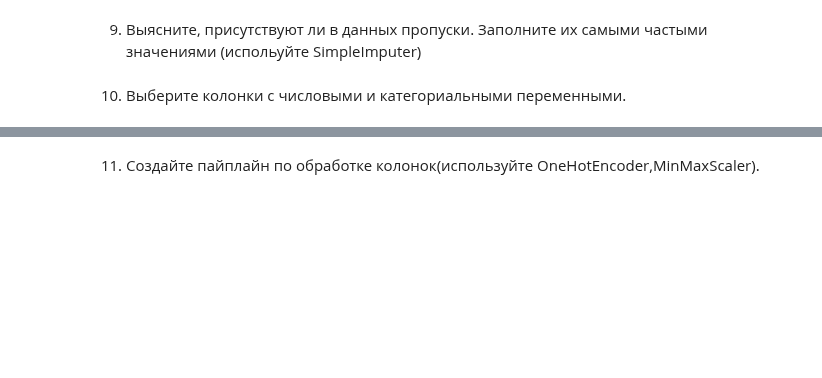
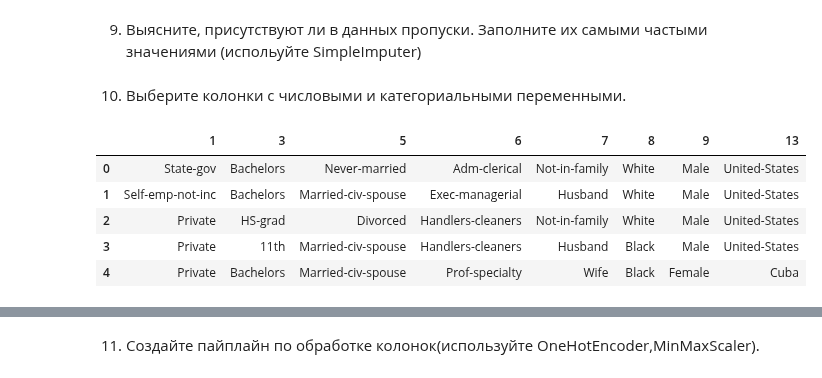
Before and after one commit to maxt/ds-practise, a Jupyter notebook: ml/ML_3_HW.ipynb, the cells around one changed output, grey strips where cells are left out. Saved outputs shown, nothing was run; the diff lists cells and outputs as text; code cells hidden in the pictures; blank space fills up the shorter version.

```diff
--- a/ml/ML_3_HW.ipynb
+++ b/ml/ML_3_HW.ipynb
@@ -188,0 +216,14 @@ r2_score(test_y, lasso_pipeline_predicted)
+# %%
+lasso_pipeline = make_pipeline(StandardScaler(), LassoCV(alphas=alpha_arr))
+lasso_pipeline.fit(learn_df, learn_y)
+lasso_pipeline_predicted = lasso_pipeline.predict(test_df)
+standard_scaled_over_lasso_multiple_alphas = r2_score(test_y, lasso_pipeline_predicted)
+if standard_scaled_over_lasso_multiple_alphas > task_4_best_result:
+    print('This result is better than the best from task 4')
+# %%
+lasso_pipeline = make_pipeline(MinMaxScaler(), LassoCV(alphas=alpha_arr))
+lasso_pipeline.fit(learn_df, learn_y)
+lasso_pipeline_predicted = lasso_pipeline.predict(test_df)
+minmax_scaled_over_lasso_multiple_alphas = r2_score(test_y, lasso_pipeline_predicted)
+if minmax_scaled_over_lasso_multiple_alphas > task_4_best_result:
+   print('This result is better than the best from task 4')
@@ -189,2 +237,15 @@ r2_score(test_y, lasso_pipeline_predicted)
 # %% [markdown]
 6. Добавьте попарные произведения признаков и их квадраты (используйте PolynomialFeatures) на масштабированных признаках, посчитайте R2 и сравните с предыдущими результатами. Напишите как изменился результат
+# %%
+current_best_r2_result = 0
+current_best_model_description = ''
+
+
+pp = Pipeline(steps=[('scaler', StandardScaler()),('transform', PolynomialFeatures()), ('RidgeCV', RidgeCV())])
+pp.fit(learn_df, learn_y)
+predicted = pp.predict(test_df)
+a = r2_score(test_y, predicted)
+print('StandardScaler + PloynomalFeatures + RidgeCV r2 result: '+str(a))
+if a > task_5_best_result:
+    current_best_r2_result = a
+    current_best_model_description = 'Pipeline with StandardScaler, PolynomialFeatures and RidgeCV'
@@ -234,3 +338,14 @@ data.head()
 | 4 | 28 | Private | 338409 | Bachelors | 13 | Married-civ-spouse | Prof-specialty | Wife | Black | Female | 0 | ... |
 # %% [markdown]
 8. Разделите выборку на признаки и целевую переменную(колонка со зачениями {<=50K,>50K}). Замените целевую переменную на числовые значения.
+# %%
+print("Check unique values for y column")
+print(str(data.iloc[:, 14].unique()))
+map_dict = {'<=50K':0, '>50K':1}
+y = data.iloc[:, 14].map(map_dict)
+X = data.drop(columns=14)
+
+for a in [1,3,5,6,7,8,9,13]:
+    print(str(a))
+    X[a] = X[a].astype("category")
+X.info()
@@ -239,2 +375,12 @@ data.head()
 # %% [markdown]
 10. Выберите колонки с числовыми и категориальными переменными.
+# %%
+X_categories = X[[1,3,5,6,7,8,9,13]]
+X_categories.head()
+# %% [output]
+|  | 1 | 3 | 5 | 6 | 7 | 8 | 9 | 13 |
+| 0 | State-gov | Bachelors | Never-married | Adm-clerical | Not-in-family | White | Male | United-States |
+| 1 | Self-emp-not-inc | Bachelors | Married-civ-spouse | Exec-managerial | Husband | White | Male | United-States |
+| 2 | Private | HS-grad | Divorced | Handlers-cleaners | Not-in-family | White | Male | United-States |
+| 3 | Private | 11th | Married-civ-spouse | Handlers-cleaners | Husband | Black | Male | United-States |
+| 4 | Private | Bachelors | Married-civ-spouse | Prof-specialty | Wife | Black | Female | Cuba |
```
Also changed, not shown: parts of 37 cells of this notebook.
